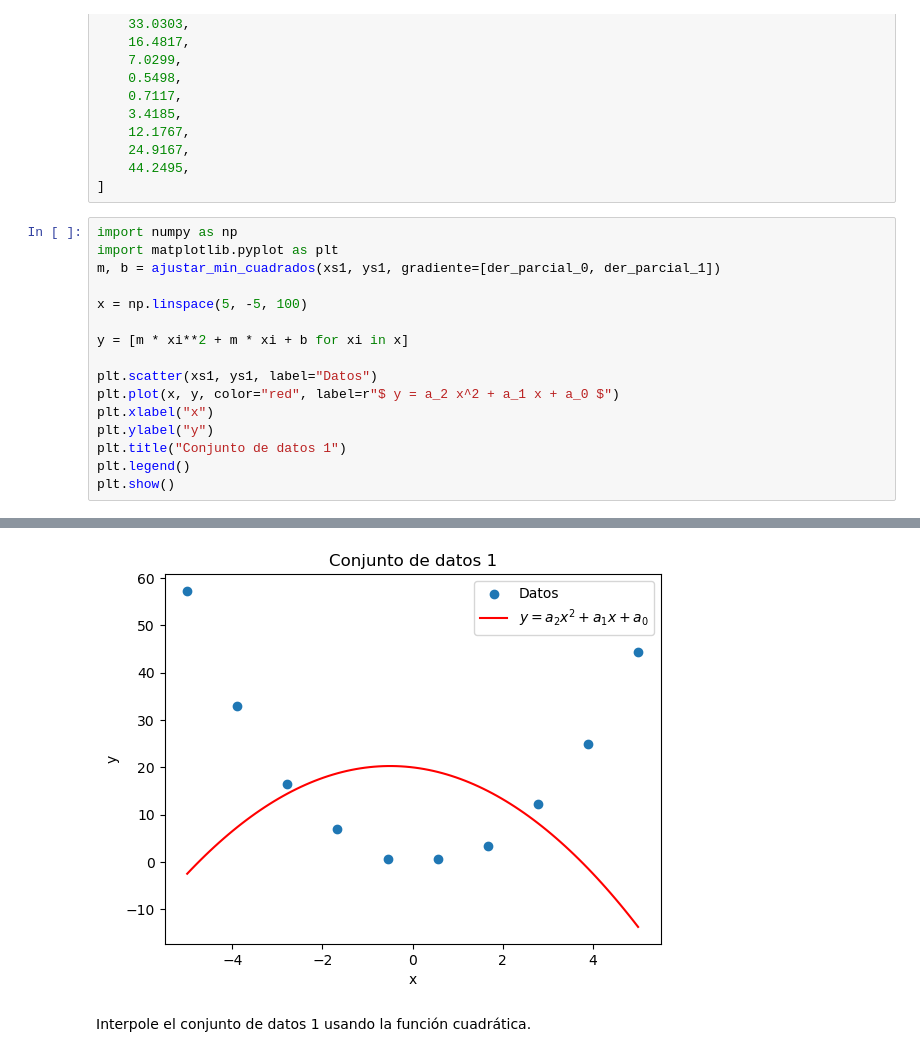
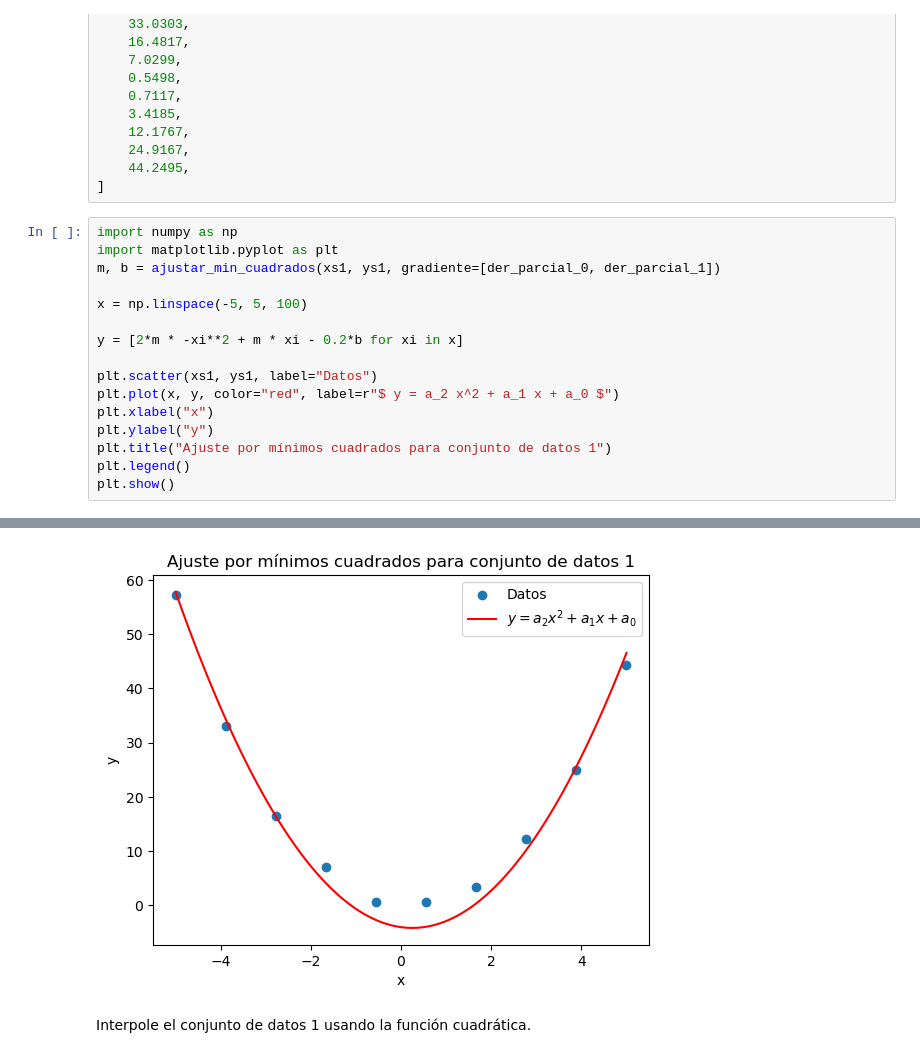
Before and after one commit to Iandres10188/Prueba-02-MN, a Jupyter notebook: min_cuadrados.ipynb, the cells around one changed output, grey strips where cells are left out. Cells and saved outputs as stored; diff of their text form.

```diff
--- a/min_cuadrados.ipynb
+++ b/min_cuadrados.ipynb
@@ -174,15 +174,15 @@ import numpy as np
 import matplotlib.pyplot as plt
 m, b = ajustar_min_cuadrados(xs1, ys1, gradiente=[der_parcial_0, der_parcial_1])
 
-x = np.linspace(5, -5, 100)
+x = np.linspace(-5, 5, 100)
 
-y = [m * xi**2 + m * xi + b for xi in x]
+y = [2*m * -xi**2 + m * xi - 0.2*b for xi in x]
 
 plt.scatter(xs1, ys1, label="Datos")
 plt.plot(x, y, color="red", label=r"$ y = a_2 x^2 + a_1 x + a_0 $")
 plt.xlabel("x")
 plt.ylabel("y")
-plt.title("Conjunto de datos 1")
+plt.title("Ajuste por mínimos cuadrados para conjunto de datos 1")
 plt.legend()
 plt.show()
 # %% [output]
@@ -191,6 +191,6 @@ plt.show()
 [[ 101.8525926     0.         -114.41357678]
  [   0.           10.          199.8089    ]]
-[figure, old version]
+[figure, new version]
 # %% [markdown]
 Interpole el conjunto de datos 1 usando la función cuadrática.
 # %% [markdown]
```
Also changed, not shown: parts of 2 cells of this notebook.
